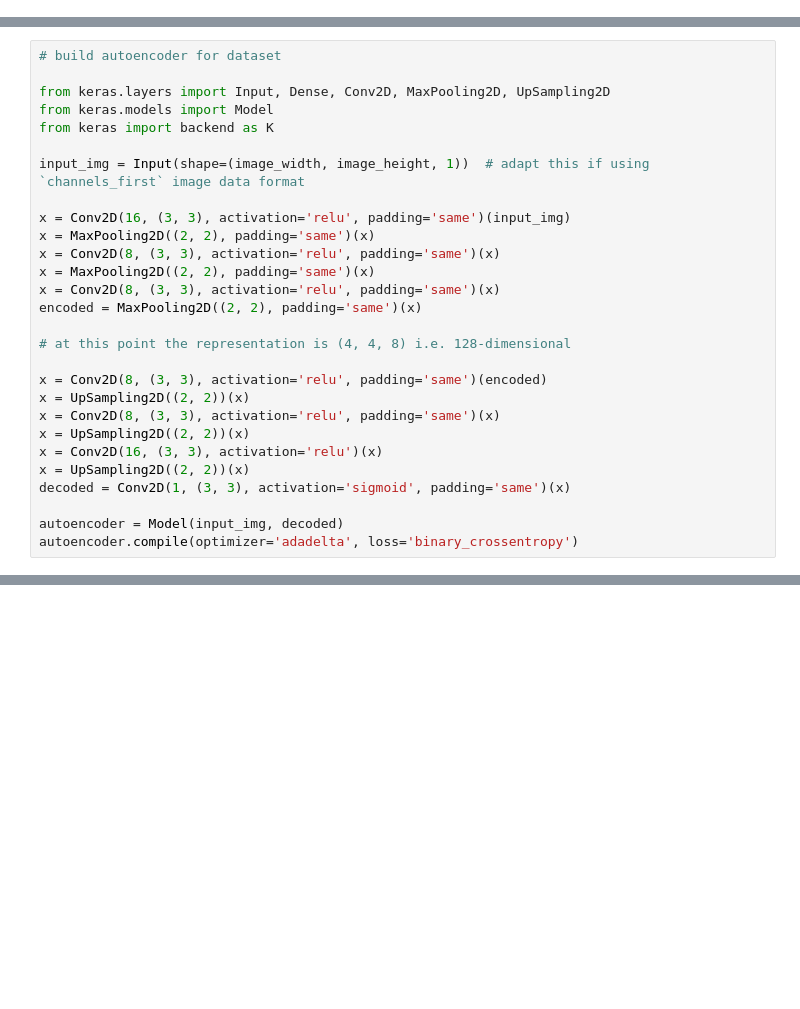
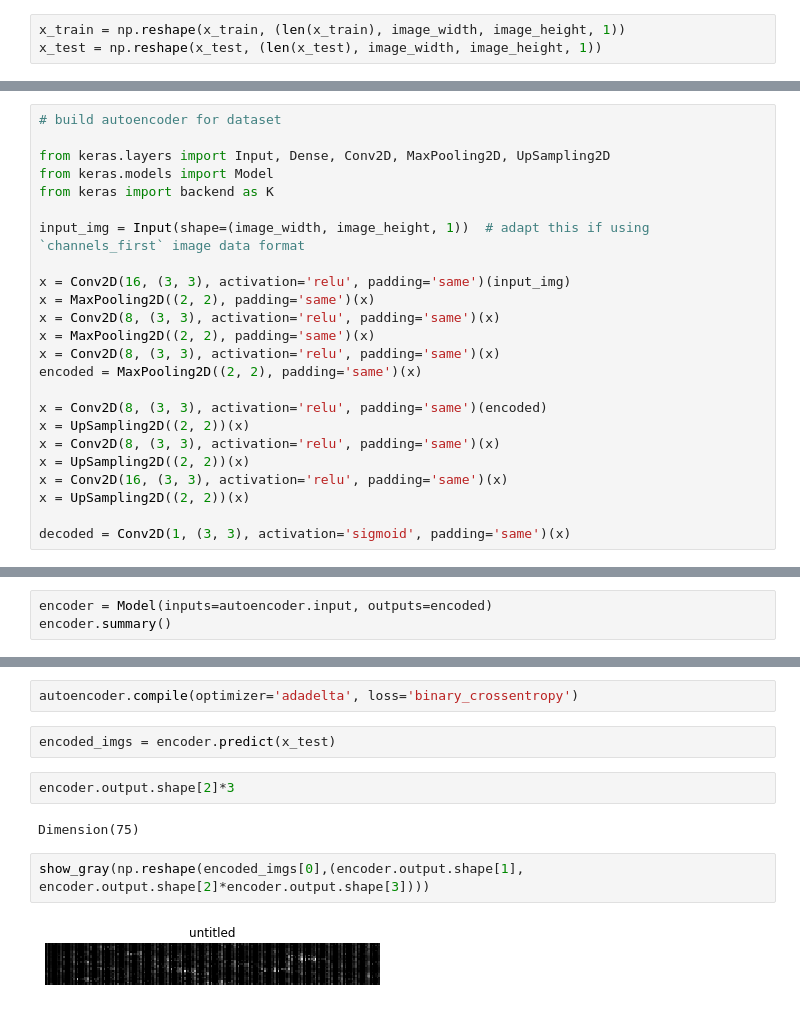
Before and after one commit to leonore/deep-learning-for-immune-cells, a Jupyter notebook: src/tryouts.ipynb, the cells around one changed output, grey strips where cells are left out. Drawn from its saved outputs; the diff is of its cells as text; blank space fills up the shorter version.

```diff
--- a/src/tryouts.ipynb
+++ b/src/tryouts.ipynb
@@ -51,0 +98,3 @@ for file in filenames:
+# %%
+x_train = np.reshape(x_train, (len(x_train), image_width, image_height, 1))
+x_test = np.reshape(x_test, (len(x_test), image_width, image_height, 1))
@@ -65,15 +118,11 @@ x = MaxPooling2D((2, 2), padding='same')(x)
 x = Conv2D(8, (3, 3), activation='relu', padding='same')(x)
 encoded = MaxPooling2D((2, 2), padding='same')(x)
 
-# at this point the representation is (4, 4, 8) i.e. 128-dimensional
-
 x = Conv2D(8, (3, 3), activation='relu', padding='same')(encoded)
 x = UpSampling2D((2, 2))(x)
 x = Conv2D(8, (3, 3), activation='relu', padding='same')(x)
 x = UpSampling2D((2, 2))(x)
-x = Conv2D(16, (3, 3), activation='relu')(x)
+x = Conv2D(16, (3, 3), activation='relu', padding='same')(x)
 x = UpSampling2D((2, 2))(x)
+
 decoded = Conv2D(1, (3, 3), activation='sigmoid', padding='same')(x)
-
-autoencoder = Model(input_img, decoded)
-autoencoder.compile(optimizer='adadelta', loss='binary_crossentropy')
@@ -79,0 +150,3 @@ autoencoder.compile(optimizer='adadelta', loss='binary_crossentropy')
+# %%
+encoder = Model(inputs=autoencoder.input, outputs=encoded)
+encoder.summary()
@@ -80,2 +171,14 @@ autoencoder.compile(optimizer='adadelta', loss='binary_crossentropy')
+# %%
+autoencoder.compile(optimizer='adadelta', loss='binary_crossentropy')
+# %%
+encoded_imgs = encoder.predict(x_test)
+# %%
+encoder.output.shape[2]*3
+# %% [output]
+Dimension(75)
+# %%
+show_gray(np.reshape(encoded_imgs[0],(encoder.output.shape[1], encoder.output.shape[2]*encoder.output.shape[3])))
+# %% [output]
+[figure, added]
 # %%
 # input = output because this is image reconstruction
```
Also changed, not shown: parts of 16 cells of this notebook, 5 other files.
